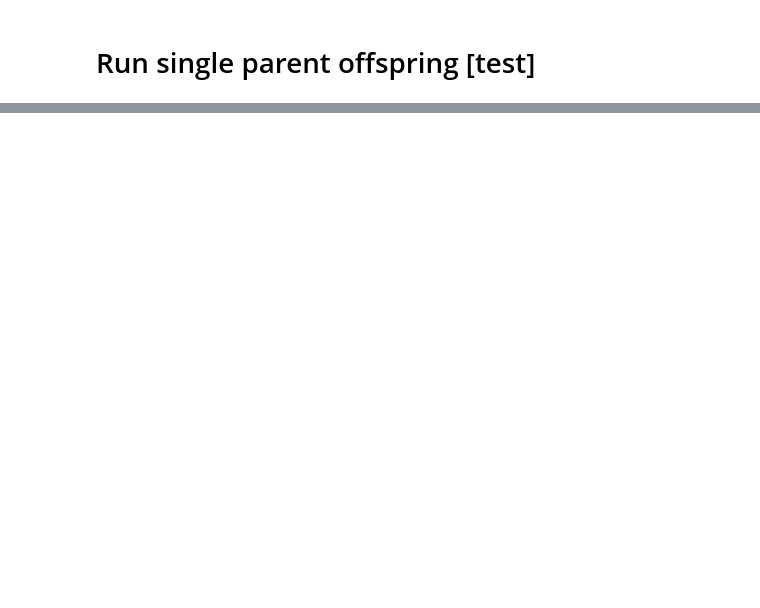
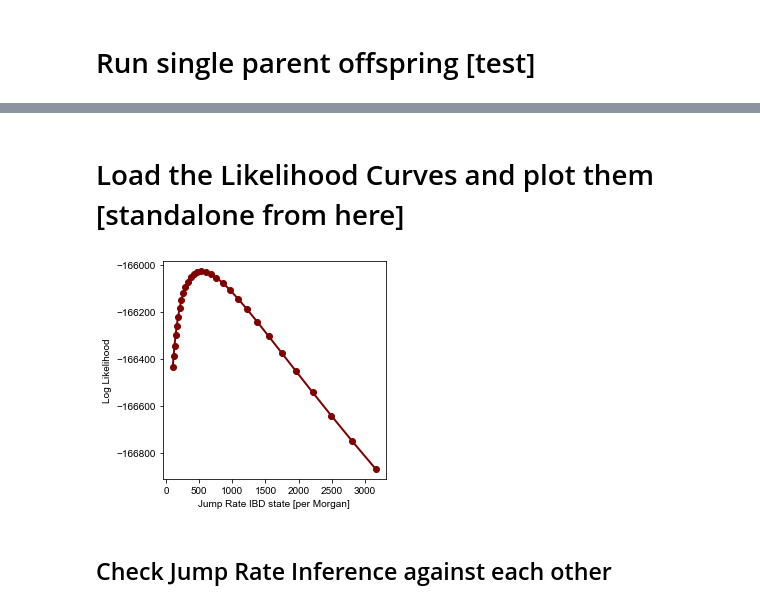
Before and after one commit to hringbauer/ancIBD, a Jupyter notebook: notebook/hmm_implement/likelihood_test.ipynb, the cells around one changed output, grey strips where cells are left out. Drawn from its saved outputs; the diff is of its cells as text; code cells hidden in the pictures; blank space fills up the shorter version.

```diff
--- a/notebook/hmm_implement/likelihood_test.ipynb
+++ b/notebook/hmm_implement/likelihood_test.ipynb
@@ -118,0 +128,2 @@ Wall time: 16.4 s
+# %% [markdown]
+# Load the Likelihood Curves and plot them [standalone from here]
@@ -118,0 +155,13 @@ Wall time: 16.4 s
+# %%
+jrts = np.logspace(2, 3.5, num=30)  ### HARD CODED
+savepath3="./output/jumprate_ll/ll_mat_po_hq.tsv"
+savepath1="./output/jumprate_ll/ll_mat_po_hq_ch1.tsv"
+
+l3 = np.loadtxt(savepath3, delimiter="\t")
+l1 = np.loadtxt(savepath1, delimiter="\t")
+# %%
+plot_ll_curve(jrts, l3[-1])  ### Test if load worked
+# %% [output]
+[figure, added]
+# %% [markdown]
+## Check Jump Rate Inference against each other
```
Also changed, not shown: parts of 32 cells of this notebook, 5 other files.
